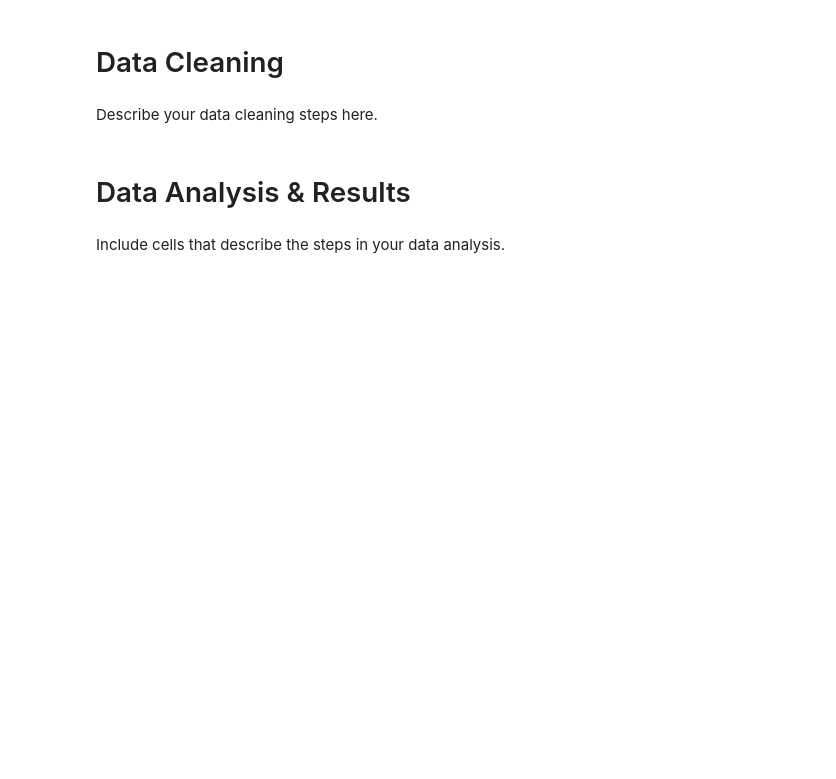
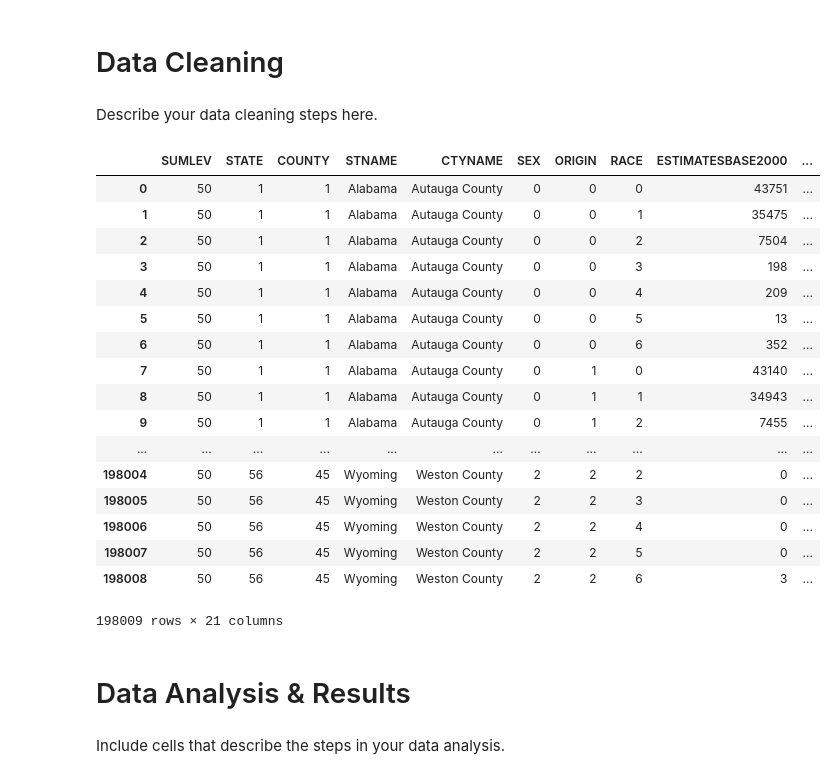
Before and after one commit to GiacomoPuccini/COGS108_Repo, a Jupyter notebook: FinalProject.ipynb, the cells around one changed output. Saved outputs shown, nothing was run; the diff lists cells and outputs as text; code cells hidden in the pictures; blank space fills up the shorter version.

```diff
--- a/FinalProject.ipynb
+++ b/FinalProject.ipynb
@@ -85,6 +87,28 @@ Describe your data cleaning steps here.
 # %%
 ## YOUR CODE HERE
 ## FEEL FREE TO ADD MULTIPLE CELLS PER SECTION
+
+df_steps = pd.read_csv('co-est00int-sexracehisp.csv')
+df_steps
+# %% [output]
+|  | SUMLEV | STATE | COUNTY | STNAME | CTYNAME | SEX | ORIGIN | RACE | ESTIMATESBASE2000 | ... |
+| 0 | 50 | 1 | 1 | Alabama | Autauga County | 0 | 0 | 0 | 43751 | ... |
+| 1 | 50 | 1 | 1 | Alabama | Autauga County | 0 | 0 | 1 | 35475 | ... |
+| 2 | 50 | 1 | 1 | Alabama | Autauga County | 0 | 0 | 2 | 7504 | ... |
+| 3 | 50 | 1 | 1 | Alabama | Autauga County | 0 | 0 | 3 | 198 | ... |
+| 4 | 50 | 1 | 1 | Alabama | Autauga County | 0 | 0 | 4 | 209 | ... |
+| 5 | 50 | 1 | 1 | Alabama | Autauga County | 0 | 0 | 5 | 13 | ... |
+| 6 | 50 | 1 | 1 | Alabama | Autauga County | 0 | 0 | 6 | 352 | ... |
+| 7 | 50 | 1 | 1 | Alabama | Autauga County | 0 | 1 | 0 | 43140 | ... |
+| 8 | 50 | 1 | 1 | Alabama | Autauga County | 0 | 1 | 1 | 34943 | ... |
+| 9 | 50 | 1 | 1 | Alabama | Autauga County | 0 | 1 | 2 | 7455 | ... |
+| ... | ... | ... | ... | ... | ... | ... | ... | ... | ... | ... |
+| 198004 | 50 | 56 | 45 | Wyoming | Weston County | 2 | 2 | 2 | 0 | ... |
+| 198005 | 50 | 56 | 45 | Wyoming | Weston County | 2 | 2 | 3 | 0 | ... |
+| 198006 | 50 | 56 | 45 | Wyoming | Weston County | 2 | 2 | 4 | 0 | ... |
+| 198007 | 50 | 56 | 45 | Wyoming | Weston County | 2 | 2 | 5 | 0 | ... |
+| 198008 | 50 | 56 | 45 | Wyoming | Weston County | 2 | 2 | 6 | 3 | ... |
+198009 rows × 21 columns
 # %% [markdown]
 # Data Analysis & Results
 # %% [markdown]
```
Also changed, not shown: parts of 1 cell of this notebook, 5 other files.
